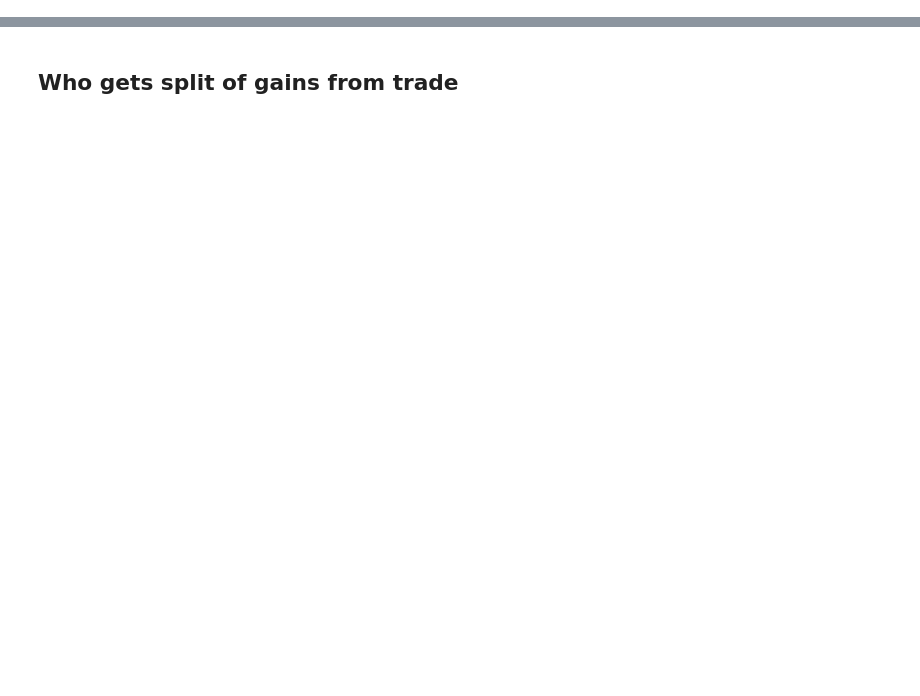
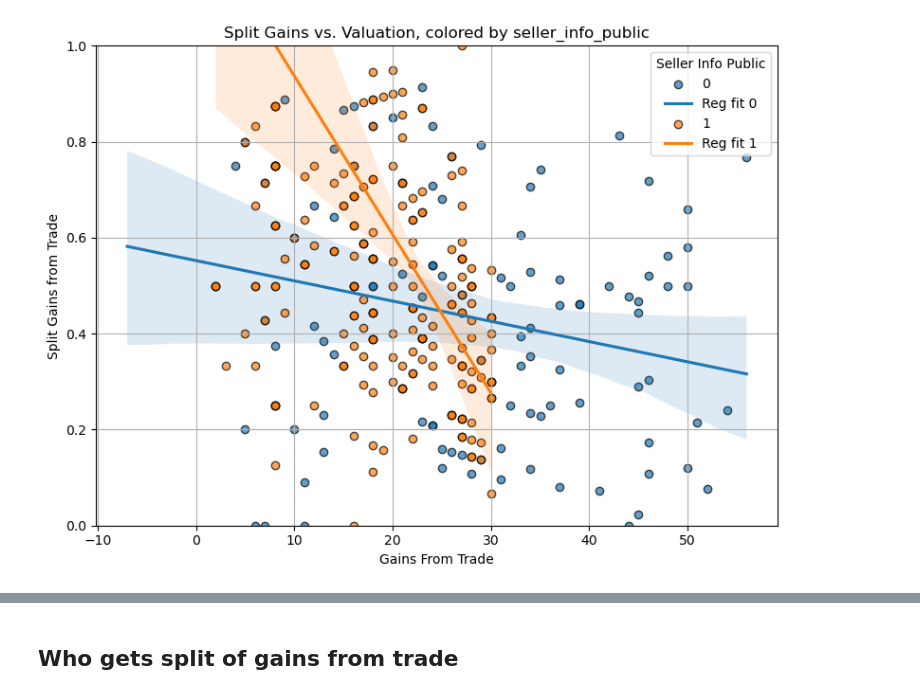
Before and after one commit to NicolasRoever/bargaining_experiment_analysis, a Jupyter notebook: src/bargaining_analysis/main_results/sandbox.ipynb, the cells around one changed output, grey strips where cells are left out. Saved outputs shown, nothing was run; the diff lists cells and outputs as text; code cells hidden in the pictures; blank space fills up the shorter version.

```diff
--- a/src/bargaining_analysis/main_results/sandbox.ipynb
+++ b/src/bargaining_analysis/main_results/sandbox.ipynb
@@ -40,0 +172,8 @@ df = pd.read_csv("/Users/nicolasroever/Dropbox/Promotion/Bargaining/bargaining_e
+# %%
+df_model = df[(df["participant_role"] == "Seller") & (df["treatment"].isin([ 'T1', 'T3']))].copy()
+df_model = df_model.dropna(subset=['split_gains_from_trade'])
+
+
+information_rent = smf.ols(formula='payoff ~ seller_info_public + gains_from_trade',
+                      data=df_model).fit()
+print(information_rent.summary())
@@ -40,0 +198,35 @@ df = pd.read_csv("/Users/nicolasroever/Dropbox/Promotion/Bargaining/bargaining_e
+# %%
+# Group points by the seller_info_public category
+df_plot = df_model[df_model['participant_role'] == 'Seller'].copy()
+groups = df_model.groupby('seller_info_public')
+
+fig, ax = plt.subplots(figsize=(8,6))
+for public_flag, group in groups:
+    ax.scatter(
+        group['gains_from_trade'],
+        group['split_gains_from_trade'],
+        label=str(public_flag),
+        alpha=0.7,
+        edgecolor='k'
+    )
+    # Add regression fit for each group
+    sns.regplot(
+        x='gains_from_trade',
+        y='split_gains_from_trade',
+        data=group,
+        scatter=False,
+        ax=ax,
+        label=f'Reg fit {public_flag}'
+    )
+
+ax.set_xlabel('Gains From Trade')
+ax.set_ylabel('Split Gains from Trade')
+ax.set_title('Split Gains vs. Valuation, colored by seller_info_public')
+ax.legend(title='Seller Info Public')
+ax.grid(True)
+ax.set_ylim(0, 1)
+
+plt.tight_layout()
+plt.show()
+# %% [output]
+[figure, added]
```
Also changed, not shown: parts of 23 cells of this notebook, 18 other files.
